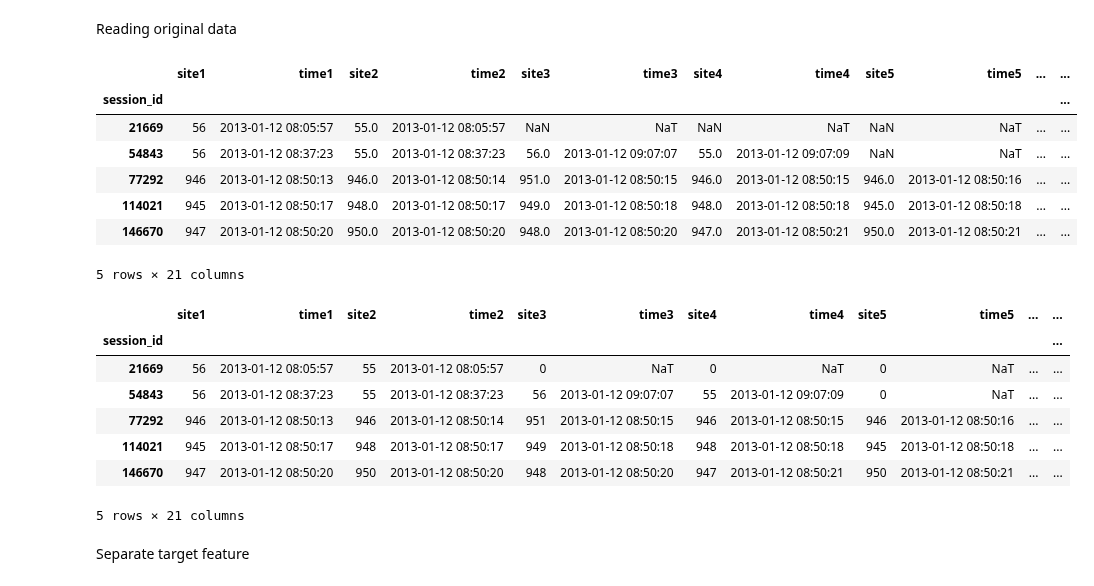
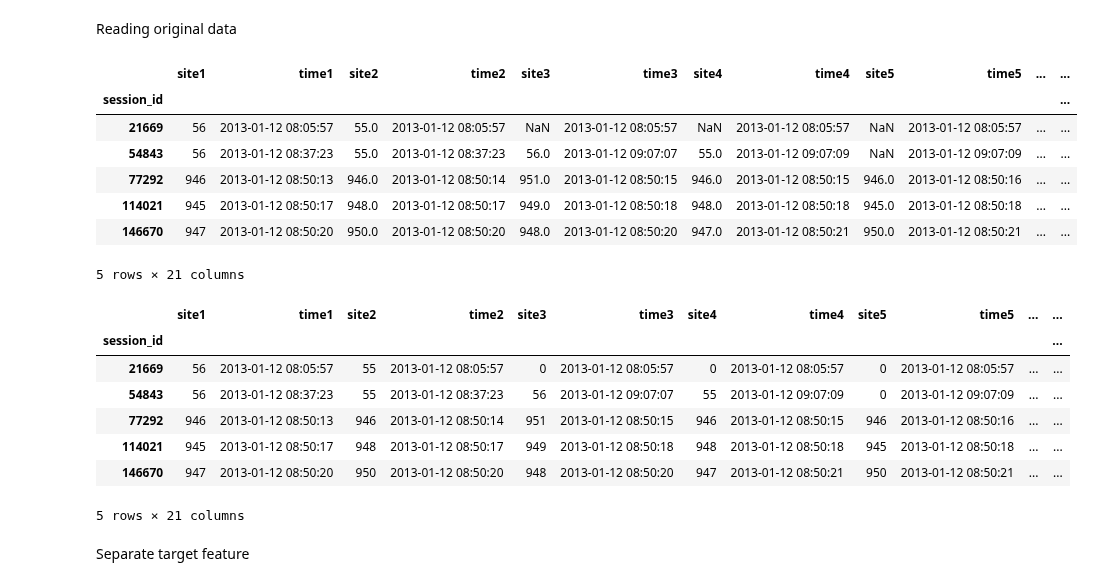
Before and after one commit to kcostya/mlcourse_open, a Jupyter notebook: jupyter_russian/homeworks/hw6_session3_part1_alice_beat_baseline.ipynb, the cells around one changed output. Drawn from its saved outputs; the diff is of its cells as text; code cells hidden in the pictures.

```diff
--- a/jupyter_russian/homeworks/hw6_session3_part1_alice_beat_baseline.ipynb
+++ b/jupyter_russian/homeworks/hw6_session3_part1_alice_beat_baseline.ipynb
@@ -64,25 +64,25 @@ Reading original data
 # %%
 # загрузим обучающую и тестовую выборки
 train_df = pd.read_csv('../../data/train_sessions.csv',
                        index_col='session_id')
 test_df = pd.read_csv('../../data/test_sessions.csv',
                       index_col='session_id')
 
 # приведем колонки time1, ..., time10 к временному формату
 times = ['time%s' % i for i in range(1, 11)]
-train_df[times] = train_df[times].apply(pd.to_datetime)
-test_df[times] = test_df[times].apply(pd.to_datetime)
+train_df[times] = train_df[times].apply(pd.to_datetime).fillna(method='ffill', axis=1)
+test_df[times] = test_df[times].apply(pd.to_datetime).fillna(method='ffill', axis=1)
 
 # отсортируем данные по времени
 train_df = train_df.sort_values(by='time1')
 
 # посмотрим на заголовок обучающей выборки
 train_df.head()
 # %% [output]
 |  | site1 | time1 | site2 | time2 | site3 | time3 | site4 | time4 | site5 | time5 | ... | ... |
 | session_id |  |  |  |  |  |  |  |  |  |  |  | ... |
-| 21669 | 56 | 2013-01-12 08:05:57 | 55.0 | 2013-01-12 08:05:57 | NaN | NaT | NaN | NaT | NaN | NaT | ... | ... |
-| 54843 | 56 | 2013-01-12 08:37:23 | 55.0 | 2013-01-12 08:37:23 | 56.0 | 2013-01-12 09:07:07 | 55.0 | 2013-01-12 09:07:09 | NaN | NaT | ... | ... |
+| 21669 | 56 | 2013-01-12 08:05:57 | 55.0 | 2013-01-12 08:05:57 | NaN | 2013-01-12 08:05:57 | NaN | 2013-01-12 08:05:57 | NaN | 2013-01-12 08:05:57 | ... | ... |
+| 54843 | 56 | 2013-01-12 08:37:23 | 55.0 | 2013-01-12 08:37:23 | 56.0 | 2013-01-12 09:07:07 | 55.0 | 2013-01-12 09:07:09 | NaN | 2013-01-12 09:07:09 | ... | ... |
 | 77292 | 946 | 2013-01-12 08:50:13 | 946.0 | 2013-01-12 08:50:14 | 951.0 | 2013-01-12 08:50:15 | 946.0 | 2013-01-12 08:50:15 | 946.0 | 2013-01-12 08:50:16 | ... | ... |
 | 114021 | 945 | 2013-01-12 08:50:17 | 948.0 | 2013-01-12 08:50:17 | 949.0 | 2013-01-12 08:50:18 | 948.0 | 2013-01-12 08:50:18 | 945.0 | 2013-01-12 08:50:18 | ... | ... |
 | 146670 | 947 | 2013-01-12 08:50:20 | 950.0 | 2013-01-12 08:50:20 | 948.0 | 2013-01-12 08:50:20 | 947.0 | 2013-01-12 08:50:21 | 950.0 | 2013-01-12 08:50:21 | ... | ... |
@@ -97,8 +97,8 @@ train_df.head()
 # %% [output]
 |  | site1 | time1 | site2 | time2 | site3 | time3 | site4 | time4 | site5 | time5 | ... | ... |
 | session_id |  |  |  |  |  |  |  |  |  |  |  | ... |
-| 21669 | 56 | 2013-01-12 08:05:57 | 55 | 2013-01-12 08:05:57 | 0 | NaT | 0 | NaT | 0 | NaT | ... | ... |
-| 54843 | 56 | 2013-01-12 08:37:23 | 55 | 2013-01-12 08:37:23 | 56 | 2013-01-12 09:07:07 | 55 | 2013-01-12 09:07:09 | 0 | NaT | ... | ... |
+| 21669 | 56 | 2013-01-12 08:05:57 | 55 | 2013-01-12 08:05:57 | 0 | 2013-01-12 08:05:57 | 0 | 2013-01-12 08:05:57 | 0 | 2013-01-12 08:05:57 | ... | ... |
+| 54843 | 56 | 2013-01-12 08:37:23 | 55 | 2013-01-12 08:37:23 | 56 | 2013-01-12 09:07:07 | 55 | 2013-01-12 09:07:09 | 0 | 2013-01-12 09:07:09 | ... | ... |
 | 77292 | 946 | 2013-01-12 08:50:13 | 946 | 2013-01-12 08:50:14 | 951 | 2013-01-12 08:50:15 | 946 | 2013-01-12 08:50:15 | 946 | 2013-01-12 08:50:16 | ... | ... |
 | 114021 | 945 | 2013-01-12 08:50:17 | 948 | 2013-01-12 08:50:17 | 949 | 2013-01-12 08:50:18 | 948 | 2013-01-12 08:50:18 | 945 | 2013-01-12 08:50:18 | ... | ... |
 | 146670 | 947 | 2013-01-12 08:50:20 | 950 | 2013-01-12 08:50:20 | 948 | 2013-01-12 08:50:20 | 947 | 2013-01-12 08:50:21 | 950 | 2013-01-12 08:50:21 | ... | ... |
```
Also changed, not shown: parts of 41 cells of this notebook, 10 other files.
